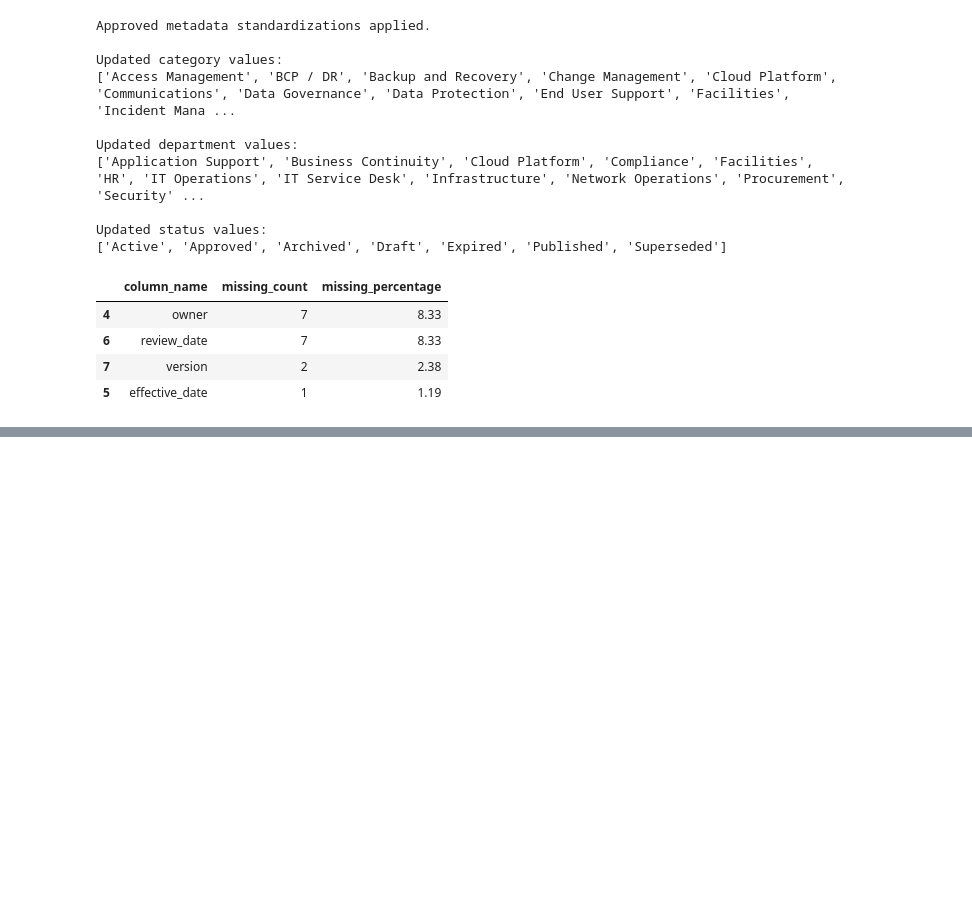
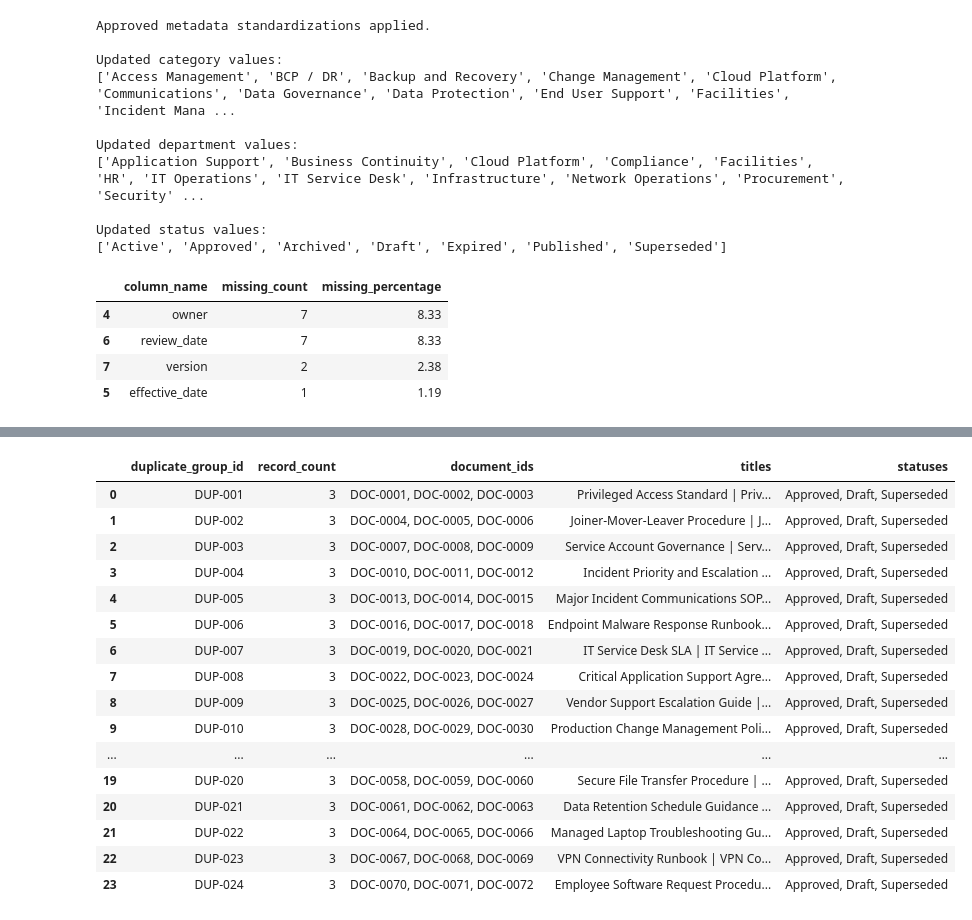
Before and after one commit to anurag-insights/RAG-Based-AI-Document-Assistant-, a Jupyter notebook: notebooks/02_Data_Cleaning.ipynb, the cells around one changed output, grey strips where cells are left out. Saved outputs shown, nothing was run; the diff lists cells and outputs as text; code cells hidden in the pictures; blank space fills up the shorter version.

Commit message:
handled duplicate error

```diff
--- a/notebooks/02_Data_Cleaning.ipynb
+++ b/notebooks/02_Data_Cleaning.ipynb
@@ -527,0 +750,13 @@ display(missing_summary)
+# %%
+
+import hashlib
+
+clean_df["content_hash"] = clean_df["document_text"].apply(
+    lambda text: hashlib.sha256(
+        str(text).encode("utf-8")
+    ).hexdigest()
+)
+
+print("Content fingerprints generated successfully!")
+print("Unique fingerprints:", clean_df["content_hash"].nunique())
+print("Total records:", len(clean_df))
@@ -527,0 +847,41 @@ display(missing_summary)
+# %%
+
+duplicate_group_summary = (
+    clean_df.groupby("duplicate_group_id")
+    .agg(
+        record_count=("document_id", "count"),
+        document_ids=("document_id", lambda values: ", ".join(values)),
+        titles=("title", lambda values: " | ".join(values)),
+        statuses=("status", lambda values: ", ".join(values.fillna("Missing")))
+    )
+    .reset_index()
+)
+
+duplicate_group_summary = duplicate_group_summary[
+    duplicate_group_summary["record_count"] > 1
+].sort_values("record_count", ascending=False)
+
+display(duplicate_group_summary)
+
+duplicate_group_summary.to_csv(
+    report_dir / "duplicate_group_summary.csv",
+    index=False
+)
+# %% [output]
+|  | duplicate_group_id | record_count | document_ids | titles | statuses |
+| 0 | DUP-001 | 3 | DOC-0001, DOC-0002, DOC-0003 | Privileged Access Standard | Priv... | Approved, Draft, Superseded |
+| 1 | DUP-002 | 3 | DOC-0004, DOC-0005, DOC-0006 | Joiner-Mover-Leaver Procedure | J... | Approved, Draft, Superseded |
+| 2 | DUP-003 | 3 | DOC-0007, DOC-0008, DOC-0009 | Service Account Governance | Serv... | Approved, Draft, Superseded |
+| 3 | DUP-004 | 3 | DOC-0010, DOC-0011, DOC-0012 | Incident Priority and Escalation ... | Approved, Draft, Superseded |
+| 4 | DUP-005 | 3 | DOC-0013, DOC-0014, DOC-0015 | Major Incident Communications SOP... | Approved, Draft, Superseded |
+| 5 | DUP-006 | 3 | DOC-0016, DOC-0017, DOC-0018 | Endpoint Malware Response Runbook... | Approved, Draft, Superseded |
+| 6 | DUP-007 | 3 | DOC-0019, DOC-0020, DOC-0021 | IT Service Desk SLA | IT Service ... | Approved, Draft, Superseded |
+| 7 | DUP-008 | 3 | DOC-0022, DOC-0023, DOC-0024 | Critical Application Support Agre... | Approved, Draft, Superseded |
+| 8 | DUP-009 | 3 | DOC-0025, DOC-0026, DOC-0027 | Vendor Support Escalation Guide |... | Approved, Draft, Superseded |
+| 9 | DUP-010 | 3 | DOC-0028, DOC-0029, DOC-0030 | Production Change Management Poli... | Approved, Draft, Superseded |
+| ... | ... | ... | ... | ... | ... |
+| 19 | DUP-020 | 3 | DOC-0058, DOC-0059, DOC-0060 | Secure File Transfer Procedure | ... | Approved, Draft, Superseded |
+| 20 | DUP-021 | 3 | DOC-0061, DOC-0062, DOC-0063 | Data Retention Schedule Guidance ... | Approved, Draft, Superseded |
+| 21 | DUP-022 | 3 | DOC-0064, DOC-0065, DOC-0066 | Managed Laptop Troubleshooting Gu... | Approved, Draft, Superseded |
+| 22 | DUP-023 | 3 | DOC-0067, DOC-0068, DOC-0069 | VPN Connectivity Runbook | VPN Co... | Approved, Draft, Superseded |
+| 23 | DUP-024 | 3 | DOC-0070, DOC-0071, DOC-0072 | Employee Software Request Procedu... | Approved, Draft, Superseded |
```
Also changed, not shown: parts of 12 cells of this notebook.
